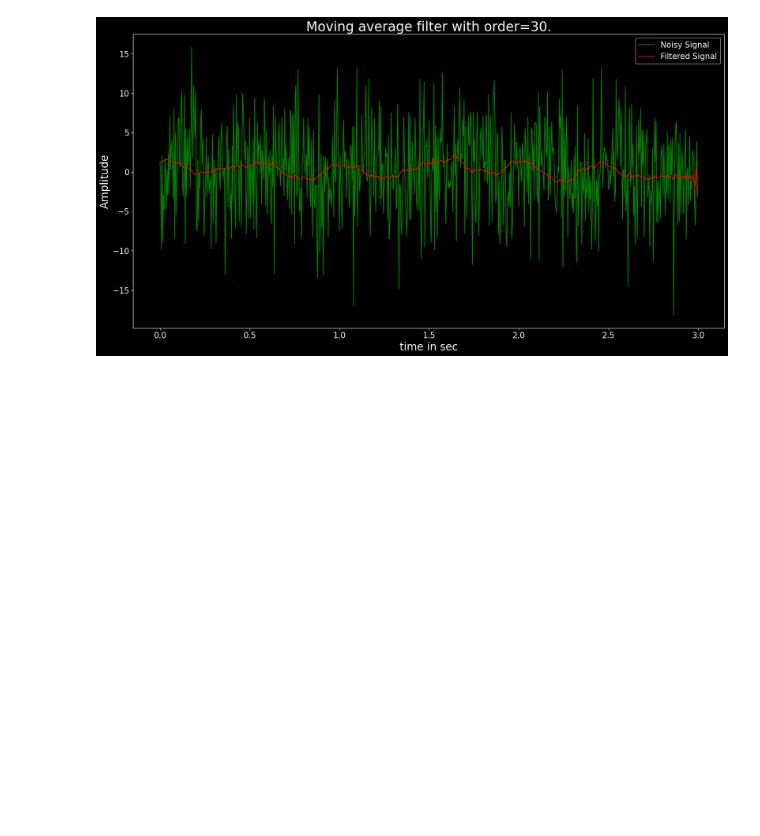
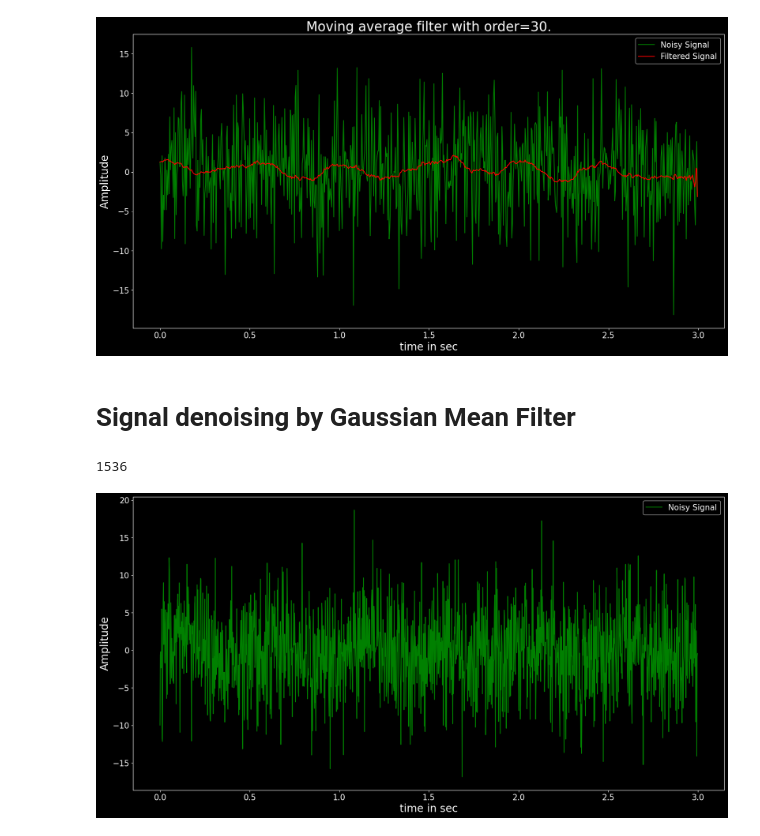
Before and after one commit to hbrandon15/ISP-with-Python, a Jupyter notebook: 03_Signal_Denoising/denoising.ipynb, the cells around one changed output. Saved outputs shown, nothing was run; the diff lists cells and outputs as text; code cells hidden in the pictures; blank space fills up the shorter version.

Commit message:
Create a gaussian filter

```diff
--- a/03_Signal_Denoising/denoising.ipynb
+++ b/03_Signal_Denoising/denoising.ipynb
@@ -63,3 +63,5 @@ plt.legend(fontsize = 15)
 plt.show()
 # %% [output]
 [figure]
+# %% [markdown]
+# Signal denoising by Gaussian Mean Filter
@@ -65,0 +72,32 @@ plt.show()
+# %%
+# create signal
+
+srate = 512 # Hz
+t = np.arange( 0, 3, 1 / srate)
+
+pnts = len(t)
+
+# creating a noiseless signal
+x = np.sin(2 * np.pi * 2 * t)
+
+# creating a random noise
+noise = 5 * np.random.randn(pnts)
+
+# adding noise on signal
+noisy_signal = x + noise
+# %%
+print(pnts)
+# %% [output]
+1536
+# %%
+plt.figure(figsize= (20, 10))
+style.use('dark_background')
+plt.rcParams['xtick.labelsize'] = 15
+plt.rcParams['ytick.labelsize'] = 15
+plt.plot(t,noisy_signal, 'g', label = 'Noisy Signal')
+plt.xlabel('time in sec', fontsize = 20)
+plt.ylabel('Amplitude', fontsize = 20)
+plt.legend(fontsize = 15)
+plt.show()
+# %% [output]
+[figure, added]
```
Also changed, not shown: parts of 2 cells of this notebook.
